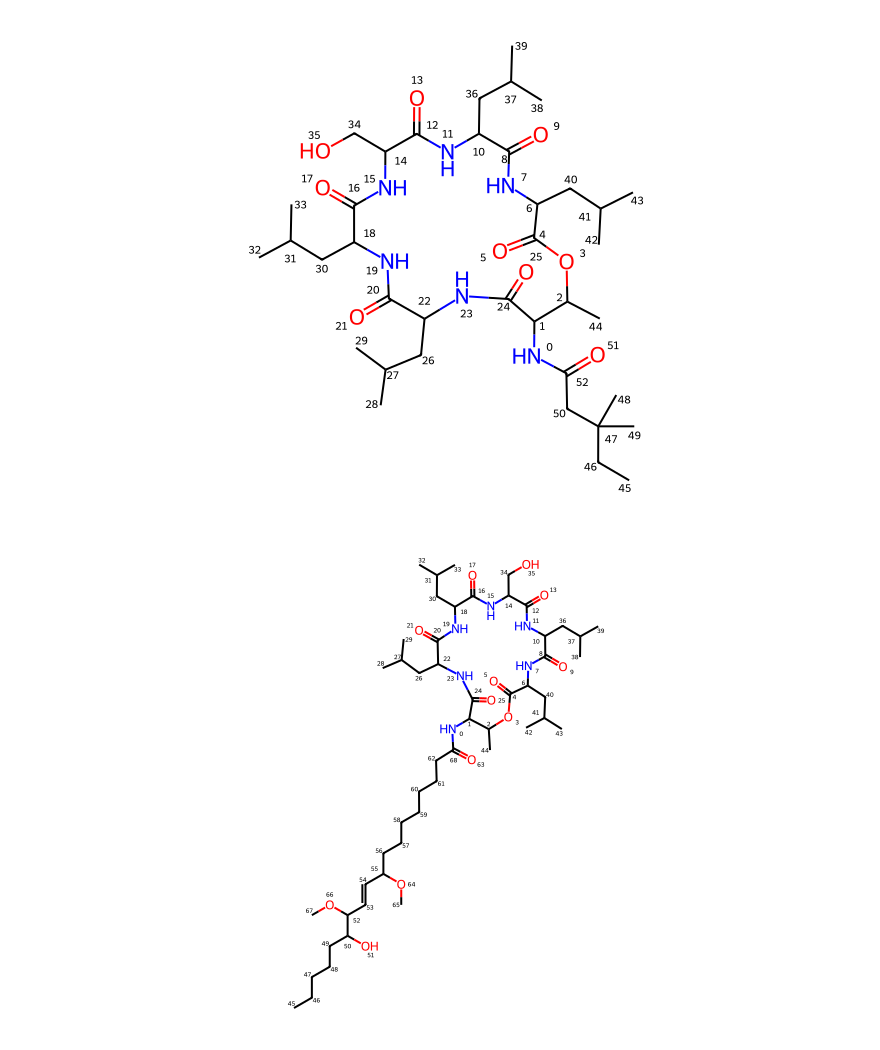
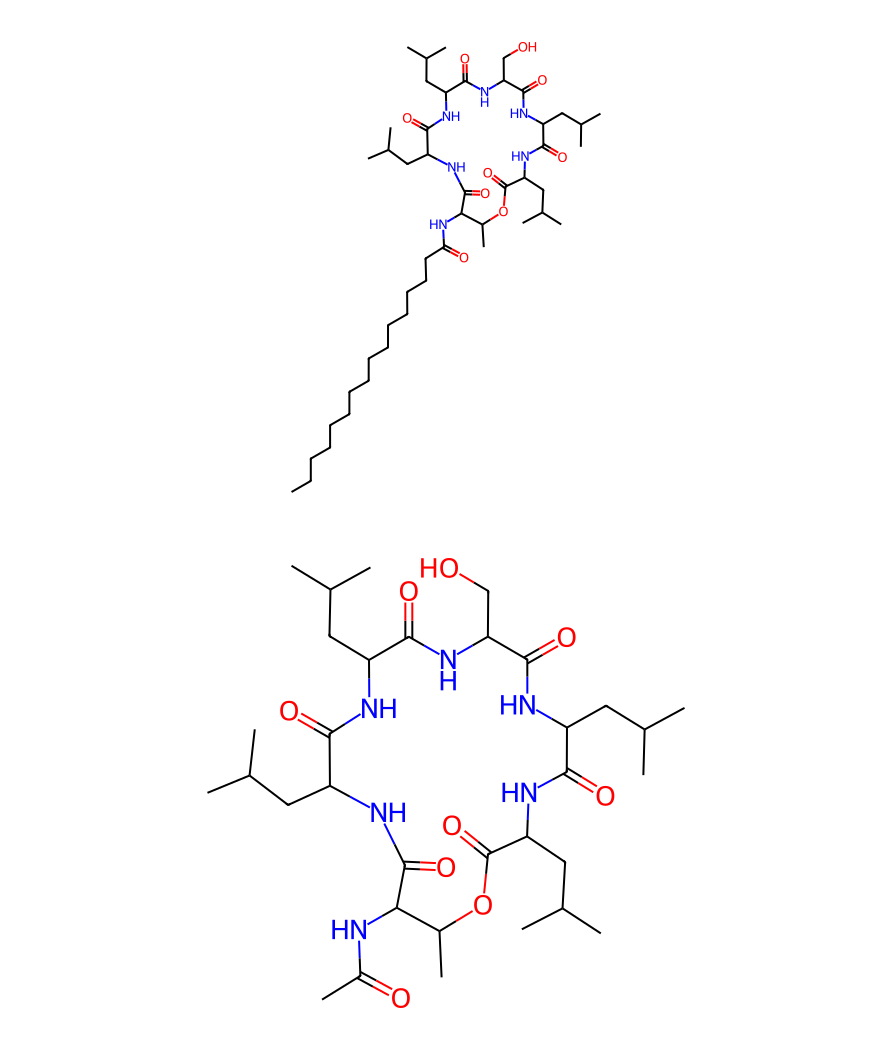
Before and after one commit to mattialpg/geass, a Jupyter notebook: Tutorial_Chimeras.ipynb, the cells around one changed output. Cells and saved outputs as stored; diff of their text form; code cells hidden in the pictures.

```diff
--- a/Tutorial_Chimeras.ipynb
+++ b/Tutorial_Chimeras.ipynb
@@ -44,7 +33,7 @@ PandasTools.AddMoleculeColumnToFrame(database3, 'ISOSMILES')
 df_lipidmaps = pd.read_pickle('data/Database_lipidmaps.pkl')
 # %%
 from new_geass import Geass
-query_mol = database3.at[27, 'ROMol']
+query_mol = database3.at[31, 'ROMol']
 display(reset_view(query_mol))
 geass = Geass(query_mol)
 final_prods = geass.get_fragments()
@@ -61,11 +70,12 @@ CytoscapeWidget(cytoscape_layout={'name': 'cose'}, cytoscape_style=[{'selector':
 # %%
 old_tail = 'CCCCCCCCCCCCCC(=O)O'
 old_tail = Chem.ReplaceSubstructs(Chem.MolFromSmiles(old_tail),
-                                        #  Chem.MolFromSmarts('[CH2]C(=O)O'),
-                                        Chem.MolFromSmiles('C(=O)O'),
-                                         Chem.MolFromSmiles('C=O'),
-                                         replaceAll=True)[0]
+                                  Chem.MolFromSmiles('C(=O)O'),
+                                  Chem.MolFromSmiles('C=O'),
+                                  replaceAll=True)[0]
+
 # Renumber old tail atoms (atom 0 must be the one involved in bond breaking)
-acetyl_patt = old_tail.GetSubstructMatch(Chem.MolFromSmarts('[C;$(C(=O)C);!$(C(=O)O)]'))
+acetyl_patt = old_tail.GetSubstructMatch(Chem.MolFromSmarts('[C;$(C(=O)C)]'))
 new_order_patt = list(acetyl_patt) + [x for x in range(old_tail.GetNumAtoms()) if x not in acetyl_patt][::-1]
 old_tail = AllChem.RenumberAtoms(old_tail, new_order_patt)
+old_tail
@@ -72,11 +84,11 @@ old_tail = AllChem.RenumberAtoms(old_tail, new_order_patt)
 # %%
-new_tails = df_lipidmaps[df_lipidmaps['ID'].str.contains('FA01')]['ISOSMILES'].sample(5).tolist()
+new_tails = df_lipidmaps[df_lipidmaps['ID'].str.contains('FA01')]['ISOSMILES'].head(5).tolist()
 
 chimeras = []
 for new_tail in new_tails:
-    # Skip if the pattern and replacement are the same
-    # if new_tail == old_tail:
-    #     continue
+    # Skip if pattern and replacement are the same
+    if new_tail == old_tail:
+        continue
 
     new_tail = Chem.MolFromSmiles(new_tail)
 
@@ -97,2 +109,2 @@ display(query_mol, *chimeras)
-[figure, old version]
+[figure, new version]
-[figure, old version]
+[figure, new version]
```
Also changed, not shown: parts of 6 cells of this notebook, 2 other files.
